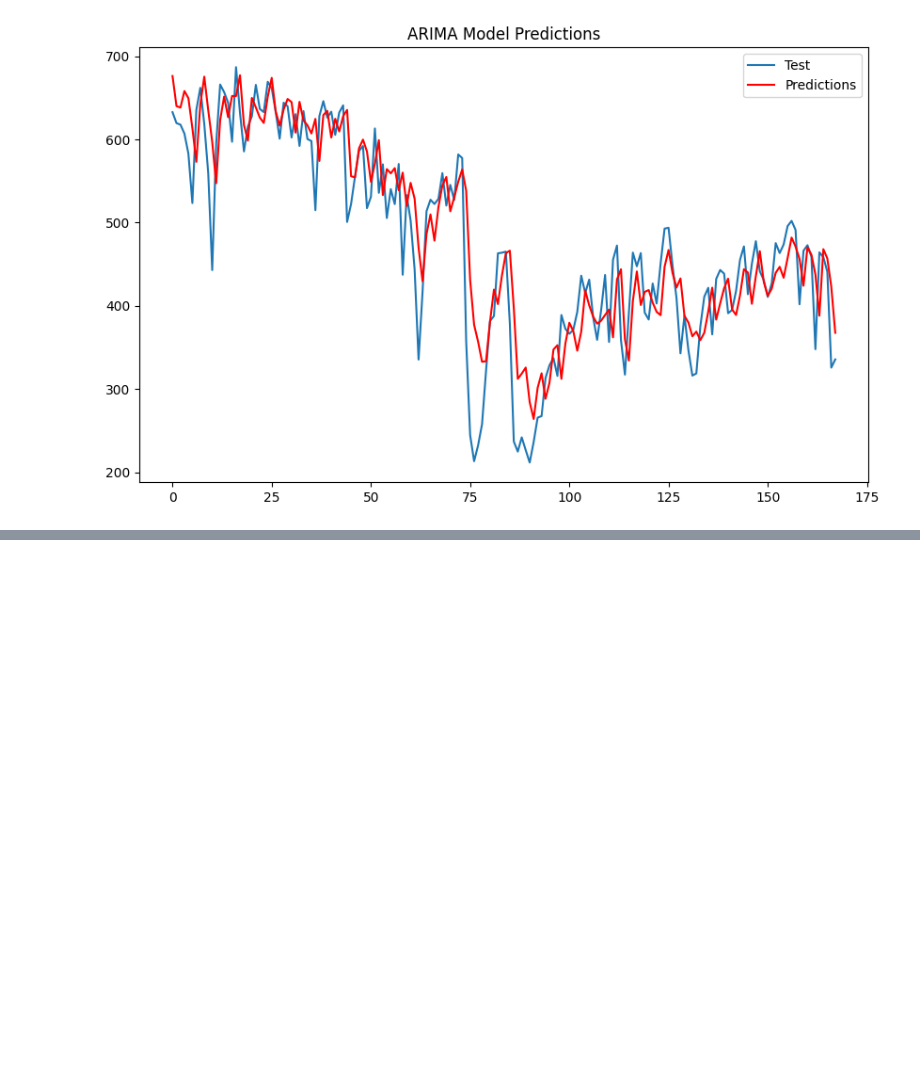
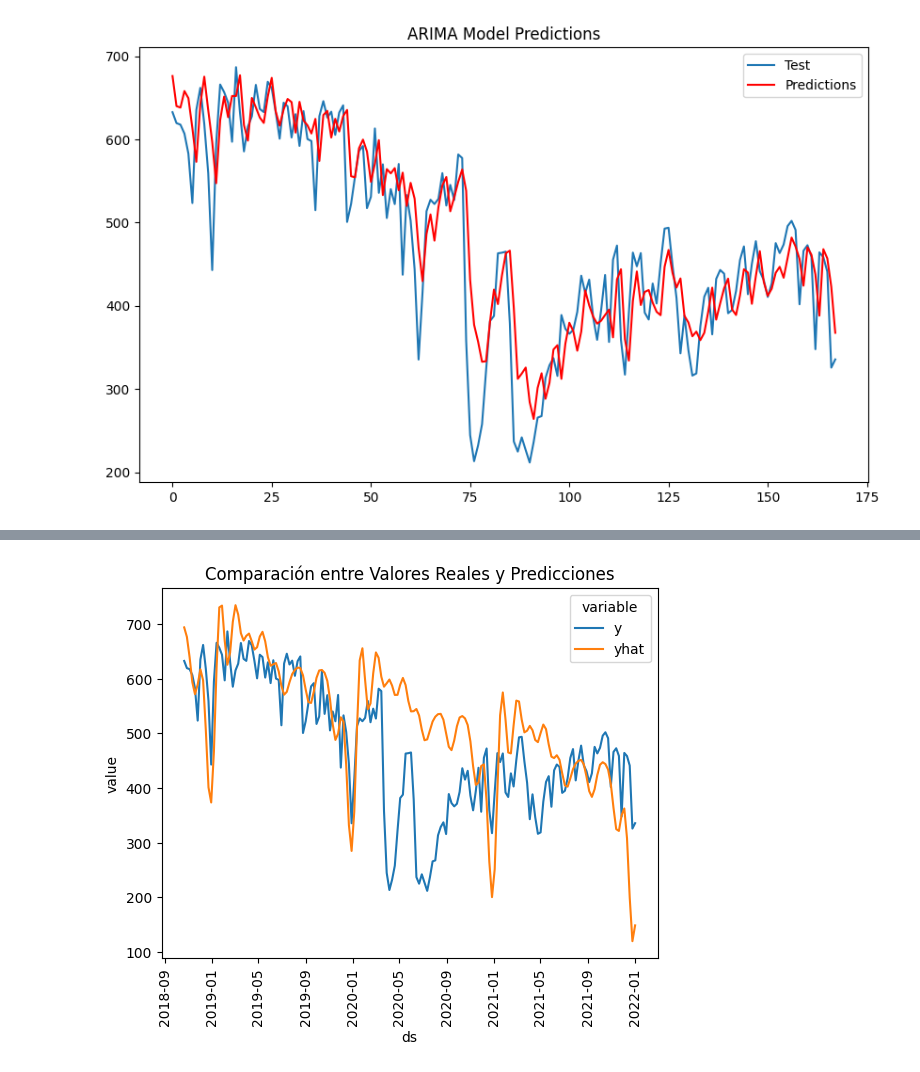
Before and after one commit to matiascapurroriver/predictivoAvanzado, a Jupyter notebook: ST.ipynb, the cells around one changed output, grey strips where cells are left out. Saved outputs shown, nothing was run; the diff lists cells and outputs as text; code cells hidden in the pictures; blank space fills up the shorter version.

```diff
--- a/ST.ipynb
+++ b/ST.ipynb
@@ -723,0 +763,12 @@ Test RMSE: 54.457
+# %%
+import seaborn as sns
+aux = df_test.copy()
+aux['yhat'] = forecast['yhat']
+aux = pd.melt(aux, id_vars=['ds'], value_vars=['y', 'yhat'])
+
+sns.lineplot(x=aux.ds, y=aux.value, hue=aux.variable)
+plt.xticks(rotation=90)
+plt.title('Comparación entre Valores Reales y Predicciones')
+plt.show()
+# %% [output]
+[figure, added]
```
Also changed, not shown: parts of 6 cells of this notebook.
